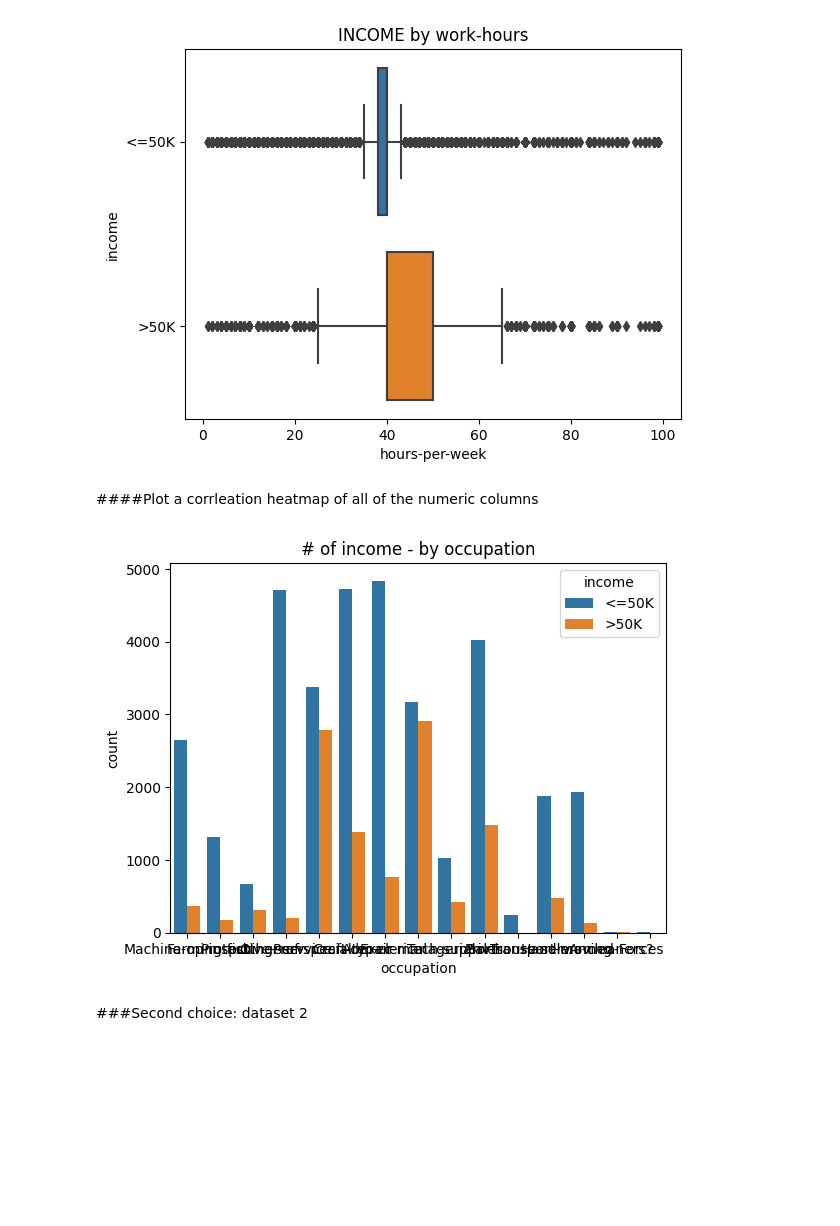
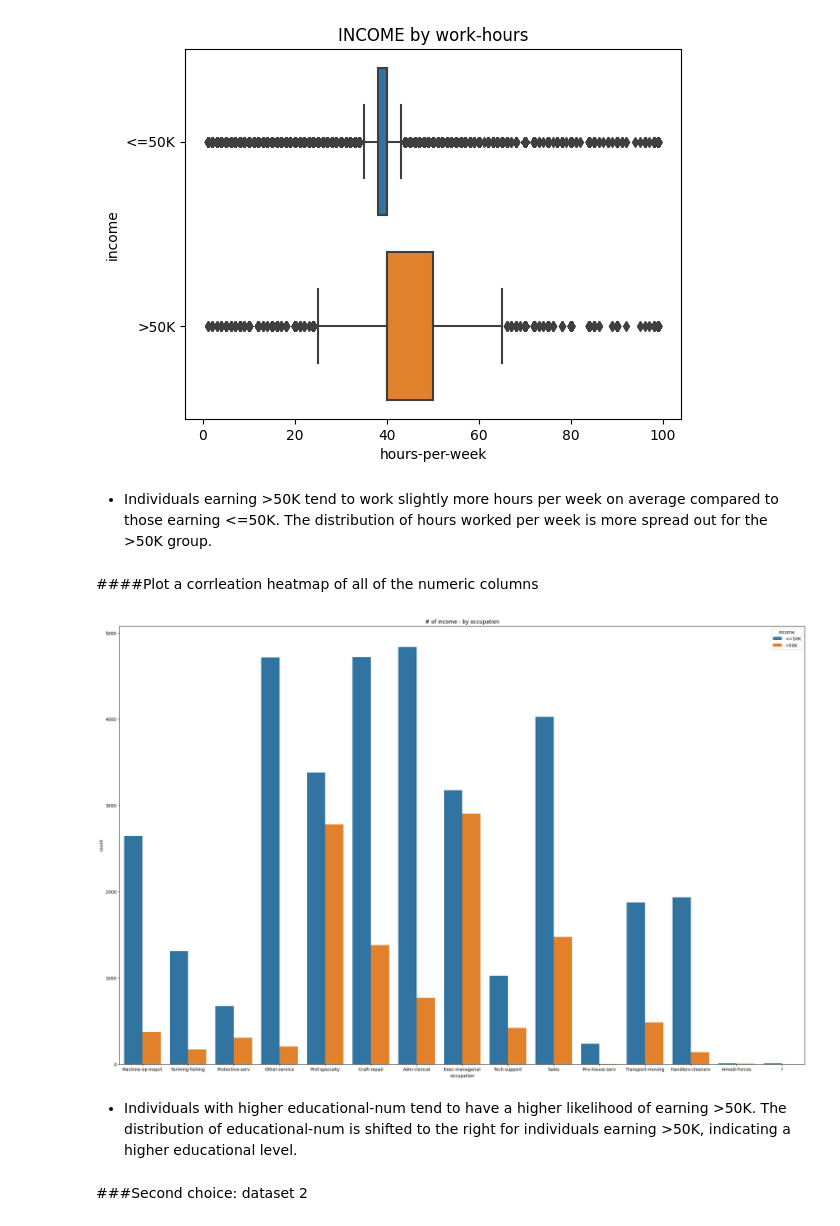
Before and after one commit to uday-routhu/models, a Jupyter notebook: Project_2_Part_1_Core.ipynb, the cells around one changed output. Cells and saved outputs as stored; diff of their text form; code cells hidden in the pictures; blank space fills up the shorter version.

```diff
--- a/Project_2_Part_1_Core.ipynb
+++ b/Project_2_Part_1_Core.ipynb
@@ -1007,13 +1012,18 @@ ax = sns.boxplot(x = 'hours-per-week', y = 'income', data = df_adult)
 ax.set_title('INCOME by work-hours');
 # %% [output]
 [figure]
+# %% [markdown]
+- Individuals earning >50K tend to work slightly more hours per week on average compared to those earning <=50K. The distribution of hours worked per week is more spread out for the >50K group.
 # %% [markdown]
 ####Plot a corrleation heatmap of all of the numeric columns
 # %%
+plt.figure(figsize=(28, 18))
 ax = sns.countplot(data=df_adult, hue='income', x='occupation');
 ax.set(title='# of income - by occupation');
 # %% [output]
-[figure, old version]
+[figure, new version]
+# %% [markdown]
+- Individuals with higher educational-num tend to have a higher likelihood of earning >50K. The distribution of educational-num is shifted to the right for individuals earning >50K, indicating a higher educational level.
 # %% [markdown]
 ###Second choice: dataset 2
 # %% [markdown]
```
Also changed, not shown: parts of 15 cells of this notebook.
